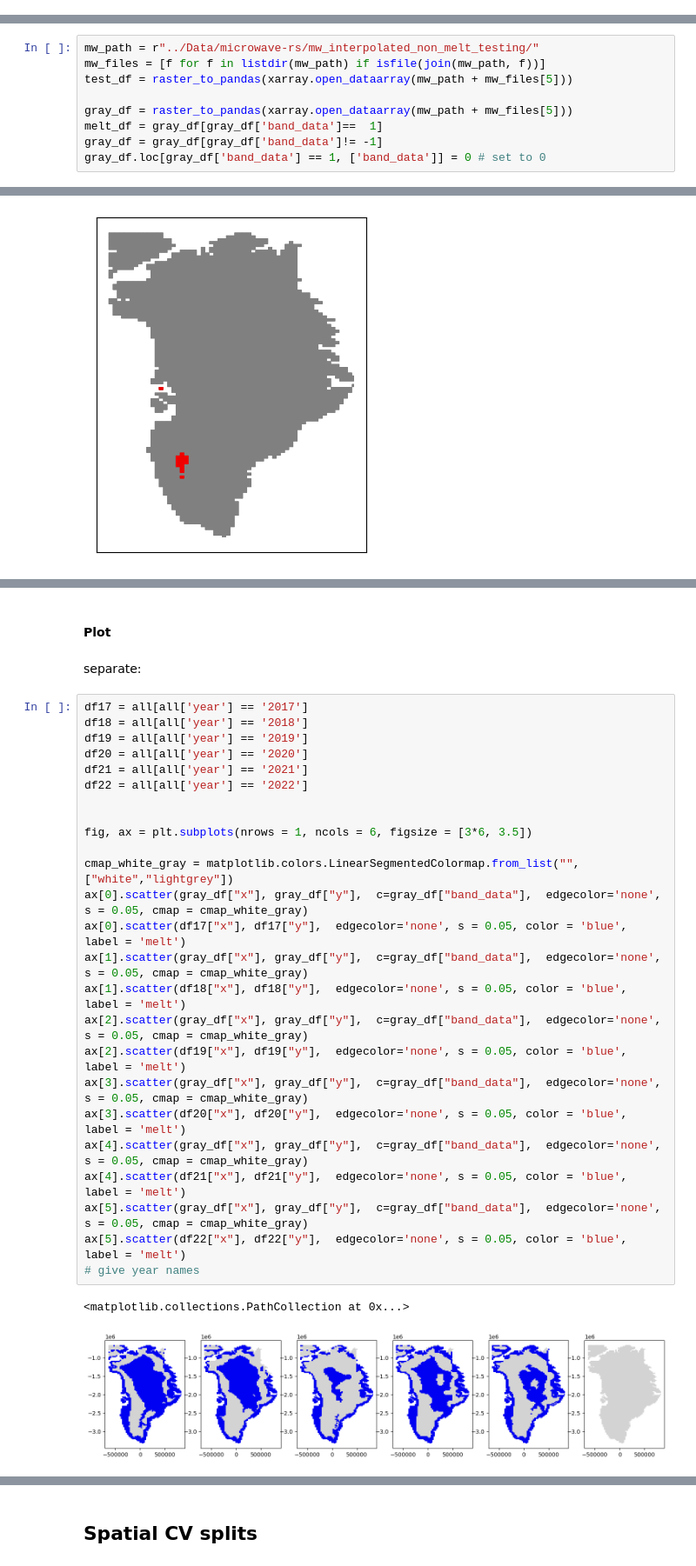
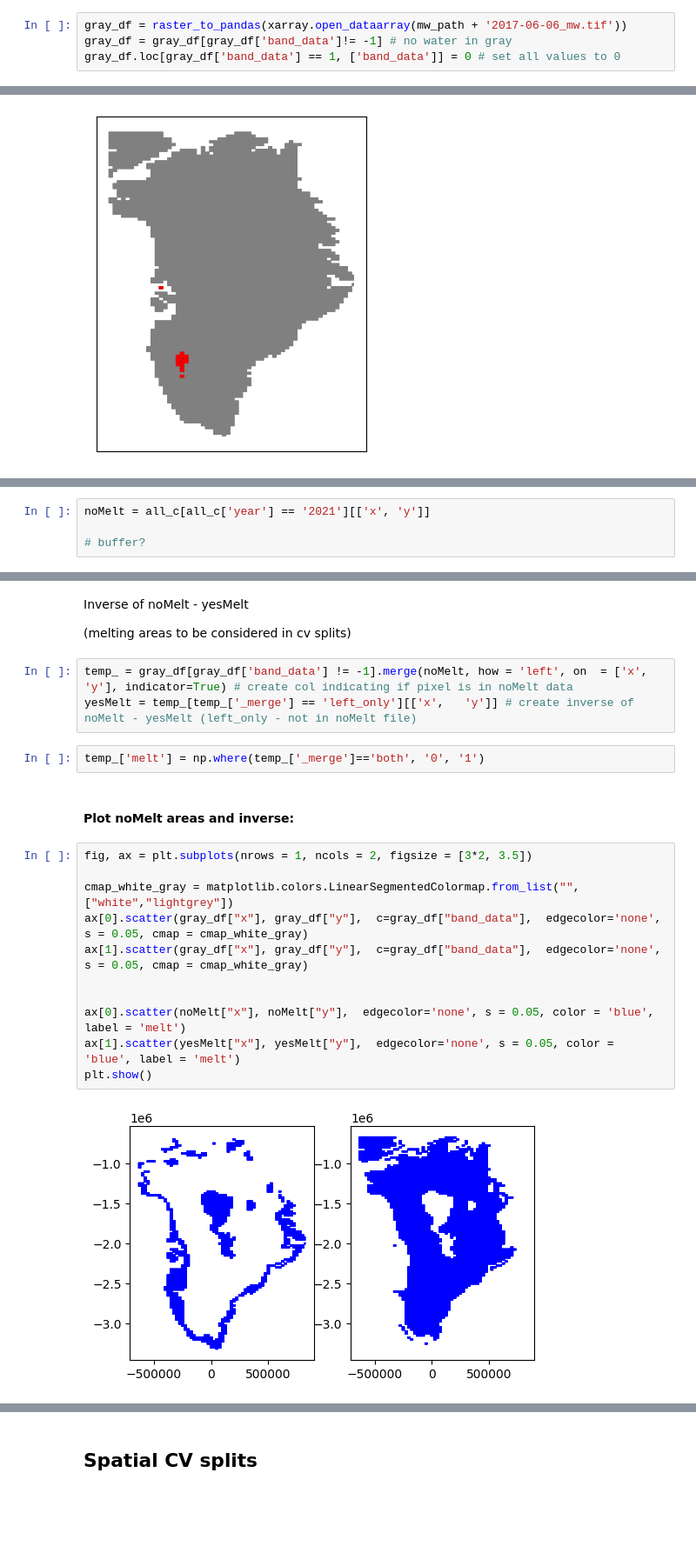
Before and after one commit to linaskerath/RP_Greenland, a Jupyter notebook: Scripts/xx_find_non_melt_area.ipynb, the cells around one changed output, grey strips where cells are left out. Shown at 87% size. Cells and saved outputs as stored; diff of their text form; blank space fills up the shorter version.

Commit message:
non-melt area indexes and cv indexes

```diff
--- a/Scripts/xx_find_non_melt_area.ipynb
+++ b/Scripts/xx_find_non_melt_area.ipynb
@@ -101 +115,5 @@ all_s = pd.read_parquet(r"../Data/microwave-rs/non_melt_testing/non_melt_indexes
+# %%
+gray_df = raster_to_pandas(xarray.open_dataarray(mw_path + '2017-06-06_mw.tif'))
+gray_df = gray_df[gray_df['band_data']!= -1] # no water in gray
+gray_df.loc[gray_df['band_data'] == 1, ['band_data']] = 0 # set all values to 0
 # %% [markdown]
@@ -111,10 +121 @@ create gray backgound
-# %%
-mw_path = r"../Data/microwave-rs/mw_interpolated_non_melt_testing/"
-mw_files = [f for f in listdir(mw_path) if isfile(join(mw_path, f))]
-test_df = raster_to_pandas(xarray.open_dataarray(mw_path + mw_files[5]))
-
-gray_df = raster_to_pandas(xarray.open_dataarray(mw_path + mw_files[5]))
-melt_df = gray_df[gray_df['band_data']==  1]
-gray_df = gray_df[gray_df['band_data']!= -1]
-gray_df.loc[gray_df['band_data'] == 1, ['band_data']] = 0 # set to 0
 # %% [markdown]
@@ -150,0 +217,4 @@ ax.axes.xaxis.set_ticks([])
+# %%
+noMelt = all_c[all_c['year'] == '2021'][['x', 'y']]
+
+# buffer?
@@ -151,32 +225,24 @@ ax.axes.xaxis.set_ticks([])
+# %% [markdown]
+Inverse of noMelt - yesMelt
+
+(melting areas to be considered in cv splits)
+# %%
+temp_ = gray_df[gray_df['band_data'] != -1].merge(noMelt, how = 'left', on  = ['x', 'y'], indicator=True) # create col indicating if pixel is in noMelt data
+yesMelt = temp_[temp_['_merge'] == 'left_only'][['x',	'y']] # create inverse of noMelt - yesMelt (left_only - not in noMelt file)
+# %%
+temp_['melt'] = np.where(temp_['_merge']=='both', '0', '1')
 # %% [markdown]
-#### Plot
+#### Plot noMelt areas and inverse:
-# %% [markdown]
-separate:
 # %%
-df17 = all[all['year'] == '2017']
-df18 = all[all['year'] == '2018']
-df19 = all[all['year'] == '2019']
-df20 = all[all['year'] == '2020']
-df21 = all[all['year'] == '2021']
-df22 = all[all['year'] == '2022']
-
-
-fig, ax = plt.subplots(nrows = 1, ncols = 6, figsize = [3*6, 3.5])
+fig, ax = plt.subplots(nrows = 1, ncols = 2, figsize = [3*2, 3.5])
 
 cmap_white_gray = matplotlib.colors.LinearSegmentedColormap.from_list("", ["white","lightgrey"])
 ax[0].scatter(gray_df["x"], gray_df["y"],  c=gray_df["band_data"],  edgecolor='none', s = 0.05, cmap = cmap_white_gray)
-ax[0].scatter(df17["x"], df17["y"],  edgecolor='none', s = 0.05, color = 'blue', label = 'melt')
 ax[1].scatter(gray_df["x"], gray_df["y"],  c=gray_df["band_data"],  edgecolor='none', s = 0.05, cmap = cmap_white_gray)
-ax[1].scatter(df18["x"], df18["y"],  edgecolor='none', s = 0.05, color = 'blue', label = 'melt')
-ax[2].scatter(gray_df["x"], gray_df["y"],  c=gray_df["band_data"],  edgecolor='none', s = 0.05, cmap = cmap_white_gray)
-ax[2].scatter(df19["x"], df19["y"],  edgecolor='none', s = 0.05, color = 'blue', label = 'melt')
-ax[3].scatter(gray_df["x"], gray_df["y"],  c=gray_df["band_data"],  edgecolor='none', s = 0.05, cmap = cmap_white_gray)
-ax[3].scatter(df20["x"], df20["y"],  edgecolor='none', s = 0.05, color = 'blue', label = 'melt')
-ax[4].scatter(gray_df["x"], gray_df["y"],  c=gray_df["band_data"],  edgecolor='none', s = 0.05, cmap = cmap_white_gray)
-ax[4].scatter(df21["x"], df21["y"],  edgecolor='none', s = 0.05, color = 'blue', label = 'melt')
-ax[5].scatter(gray_df["x"], gray_df["y"],  c=gray_df["band_data"],  edgecolor='none', s = 0.05, cmap = cmap_white_gray)
-ax[5].scatter(df22["x"], df22["y"],  edgecolor='none', s = 0.05, color = 'blue', label = 'melt')
-# give year names
+
+
+ax[0].scatter(noMelt["x"], noMelt["y"],  edgecolor='none', s = 0.05, color = 'blue', label = 'melt')
+ax[1].scatter(yesMelt["x"], yesMelt["y"],  edgecolor='none', s = 0.05, color = 'blue', label = 'melt')
+plt.show()
 # %% [output]
-<matplotlib.collections.PathCollection at 0x...>
-[figure, old version]
+[figure, new version]
```
Also changed, not shown: parts of 65 cells of this notebook, 3 other files.
